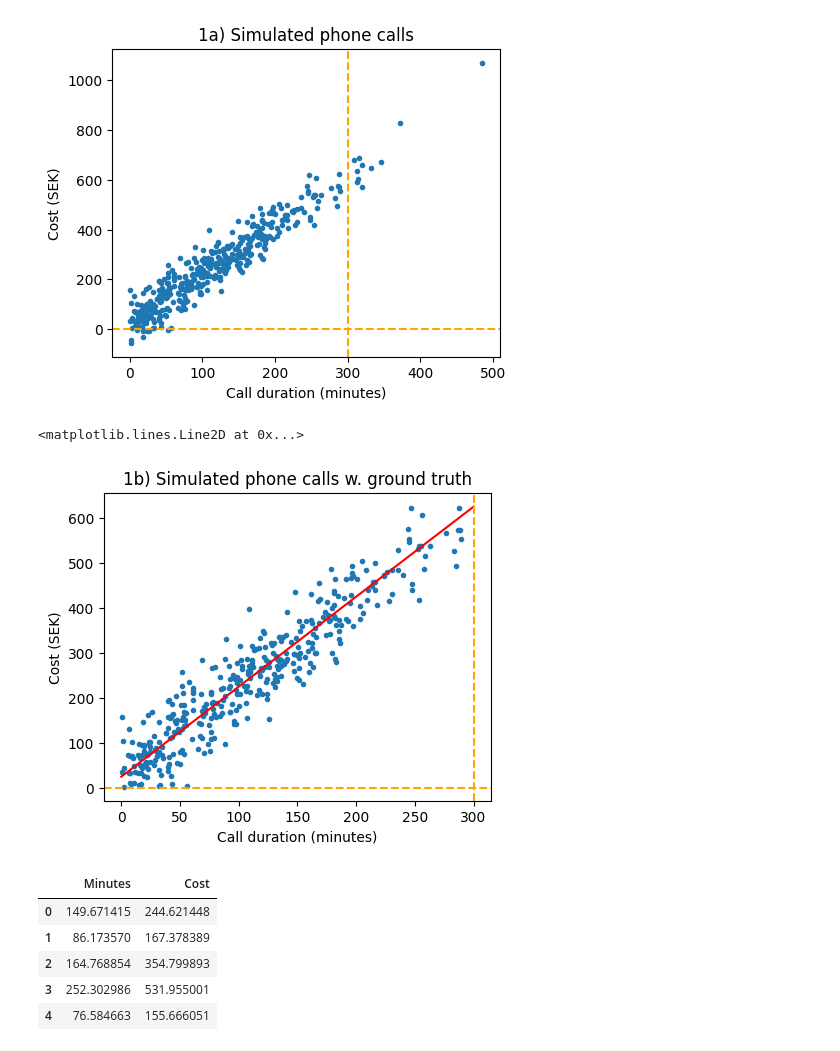
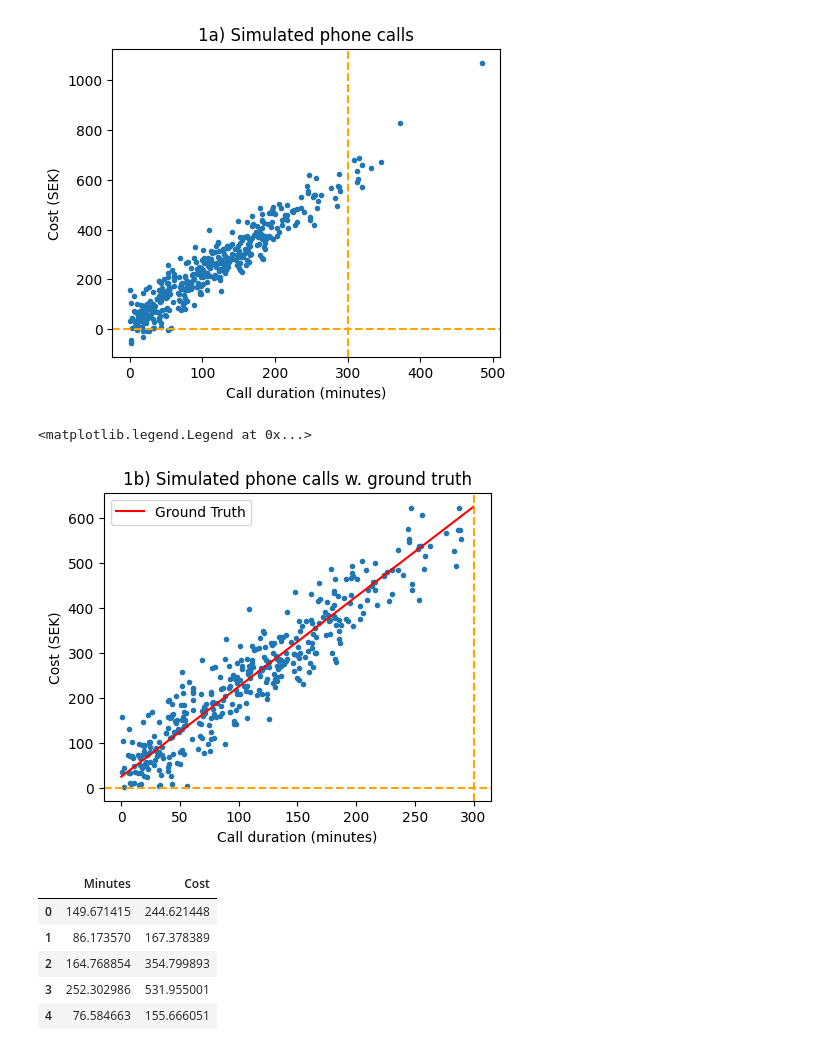
Before and after one commit to dancla240/Machine_Learning_Daniel_Claesson, a Jupyter notebook: Exercises/E00_linear_regression.ipynb, the cells around one changed output. Cells and saved outputs as stored; diff of their text form; code cells hidden in the pictures.

```diff
--- a/Exercises/E00_linear_regression.ipynb
+++ b/Exercises/E00_linear_regression.ipynb
@@ -99,27 +99,29 @@ plt.axhline(0, color='orange', linestyle="--")
 # %%
 # b) remove Cost below zero and Call durations > 300, add ground truth, update plot
 x_to_delete = np.where(x>300) # Skapar en array med alla index för x > 300.
 x = np.delete(x, x_to_delete) # tar bort alla värden ur x arrayen, med värden >300
 y = np.delete(y, x_to_delete) # tar bort alla värden ur y arrayen, där x > 300
 
 y_to_delete = np.where(y<0) # skapar en array med alla index för y < 0
 x = np.delete(x, y_to_delete) # tar bort alla x värden, där y < 0
 y = np.delete(y, y_to_delete) # tar bort alla y-värden, där y < 0
 
 # ground truth:
 x_gt = np.linspace(0,300)
 y_gt = 2 * x_gt + 25
 
-fig, ax = plt.subplots(figsize=(5, 4)), plt.scatter(x, y, marker=".")
+fig = plt.subplots(figsize=(5, 4))
 plt.plot(x_gt, y_gt, color='red')
+plt.scatter(x, y, marker=".")
 plt.title("1b) Simulated phone calls w. ground truth")
 plt.xlabel("Call duration (minutes)")
 plt.ylabel("Cost (SEK)")
 plt.axvline(300, color='orange', linestyle="--")
 plt.axhline(0, color='orange', linestyle="--")
+plt.legend(['Ground Truth'])
 # %% [output]
-<matplotlib.lines.Line2D at 0x...>
+<matplotlib.legend.Legend at 0x...>
-[figure, old version]
+[figure, new version]
 # %%
 # adderar x och y till i en gemensam Pandas dataframe
 df = pd.DataFrame(data=[x, y]).T # skapar datafram med x och y, samt transponerar den (så den har två kolumner och många rader)
```
Also changed, not shown: parts of 6 cells of this notebook.
